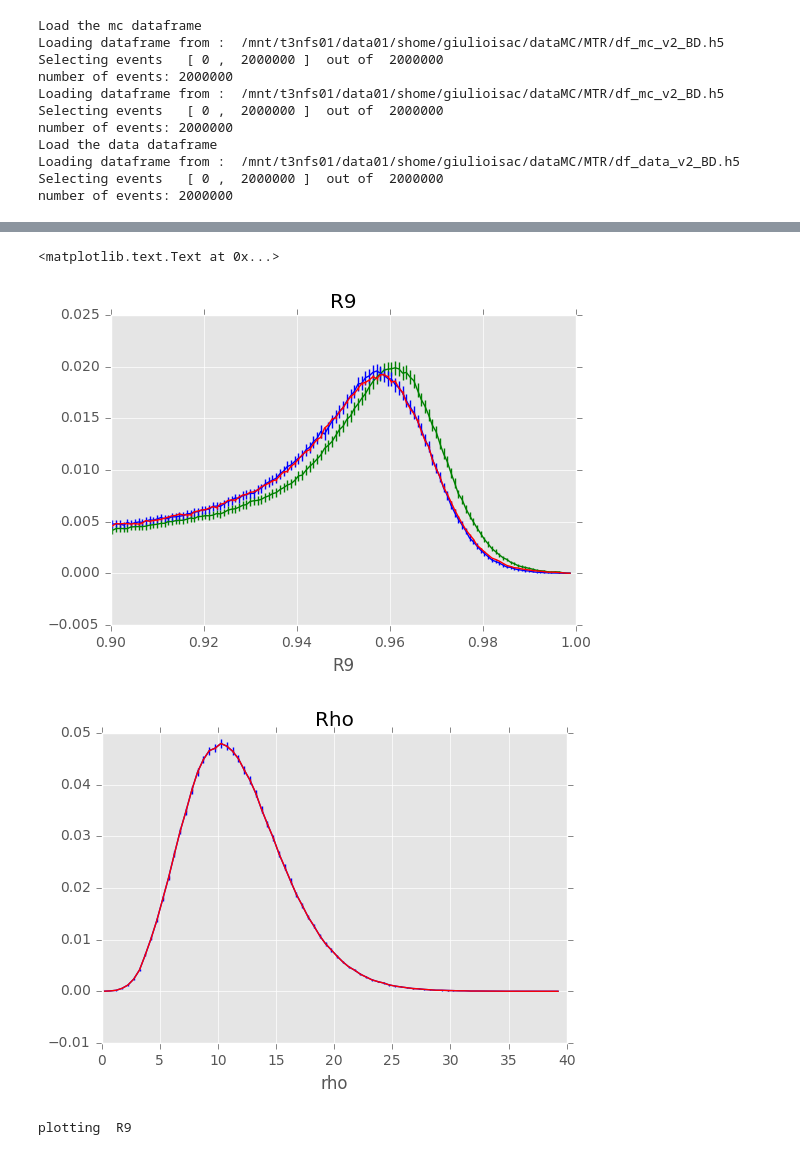
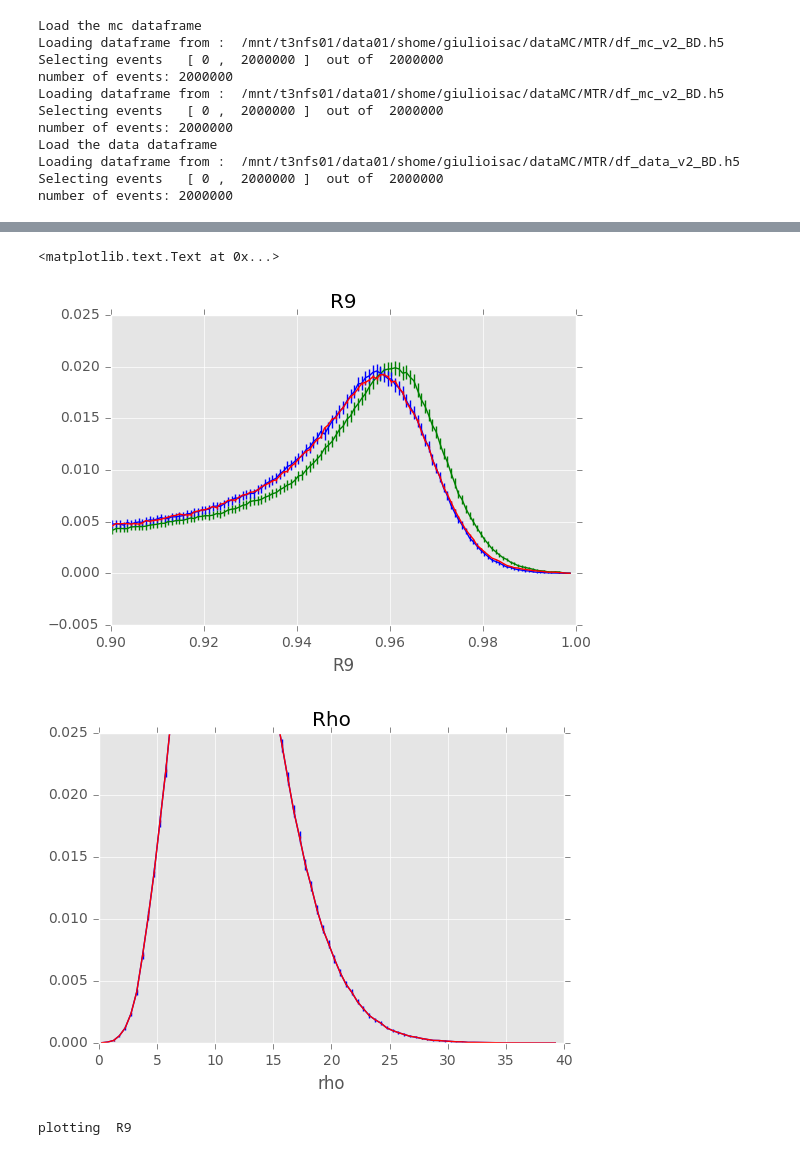
Before and after one commit to threiten/dataMC-1, a Jupyter notebook: MTR/TestCode12V2_TestTraining.ipynb, the cells around one changed output, grey strips where cells are left out. Cells and saved outputs as stored; diff of their text form; code cells hidden in the pictures.

```diff
--- a/MTR/TestCode12V2_TestTraining.ipynb
+++ b/MTR/TestCode12V2_TestTraining.ipynb
@@ -79,31 +79,31 @@ Writing correctedTargets_ EE .h5
 # %%
 rv2 = np.arange(0.9,1.0,0.0008)
 
 fig = plt.figure()
 ax = fig.add_subplot(111)
 ax.set_xlabel("R9")
 plot.plotHistErr(dfmc["R9"], rv2,Weight=dfmc["weight"], Color="g")
 plot.plotHistErr(dfmc["R9_corr"], rv2,Weight=dfmc["weight"], Color="b")
 plot.plotHistErr(dfdata["R9"], rv2, Color="r", Weight=dfdata["weight"])
 #plot.plotHistErr(dfdataH["R9"], rv2, Color="m")
 
 ax.set_title('R9')
 
 rv=np.arange(0,40,0.5)
 
 fig = plt.figure()
 ax = fig.add_subplot(111)
 ax.set_xlabel("rho")
 
 plot.plotHistErr(dfmc["rho"], rv,Weight=dfmc["weight"], Color="b")
 plot.plotHistErr(dfdata["rho"], rv, Color="r", Weight=dfdata["weight"])
 #plot.plotHistErr(dfdataH["rho"], rv, Color="g")
-
+ax.set_ylim(0,0.025)
 ax.set_title('Rho')
 # %% [output]
 <matplotlib.text.Text at 0x...>
 [figure]
-[figure, old version]
+[figure, new version]
 # %%
 for yvar in ["R9"]:#, "S4", "SigmaIeIe", "EtaWidth"]:
     yvarcorr = yvar+"_corr"
```
Also changed, not shown: 10 other files.
